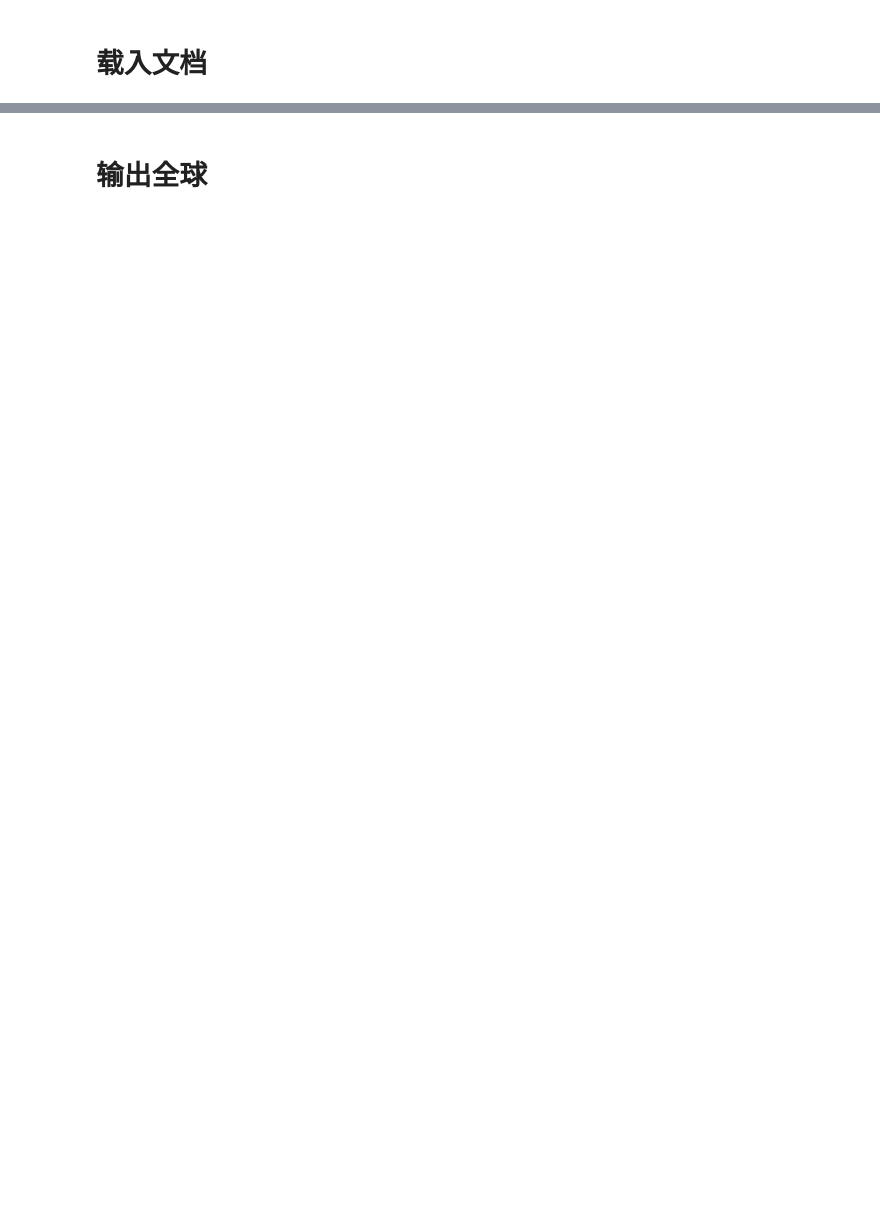
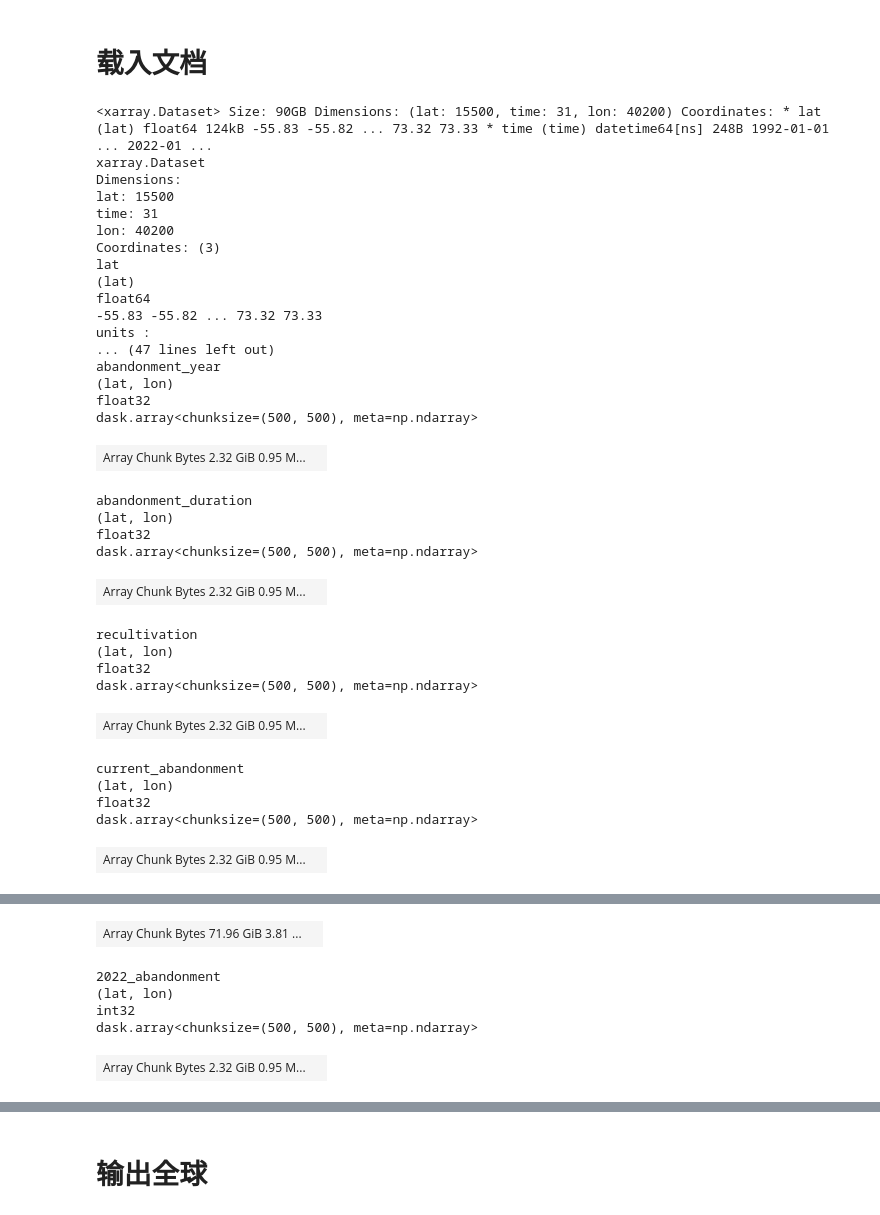
Before and after one commit to px39n/Landuse_Zhong, a Jupyter notebook: unit_check.ipynb, the cells around one changed output, grey strips where cells are left out. Cells and saved outputs as stored; diff of their text form; code cells hidden in the pictures; blank space fills up the shorter version.

Commit message:
unit_chek（修复掉的abandon块）

```diff
--- a/unit_check.ipynb
+++ b/unit_check.ipynb
@@ -4,33 +4,67 @@
 # %%
 # Load all abandonment chunks from the directory
 import os
 import xarray as xr
 
 
 # === 1. 设置参数 ===
-out_dir = r'D:\xarray\abandonment_chunk'
+out_dir = r'D:\xarray\merged_chunk'
 ca_chunk_lat_min, ca_chunk_lat_max = 0,111
 ca_chunk_lon_min, ca_chunk_lon_max = 0,111
 
 # === 2. 加载加利福尼亚地区的chunks ===
 all_chunks = []
 for ci in range(ca_chunk_lat_min, ca_chunk_lat_max + 1):
     for cj in range(ca_chunk_lon_min, ca_chunk_lon_max + 1):
         path = os.path.join(out_dir, f'chunk_{ci}_{cj}.nc')
         # Skip specific chunks
-        if path.endswith('chunk_20_46.nc') or path.endswith('chunk_20_51.nc') or path.endswith('chunk_5_56.nc') or path.endswith('chunk_6_79.nc'):
-            continue
         if os.path.exists(path):
             all_chunks.append(path)
 
 all_chunks
 
 
-ds_all = xr.open_mfdataset(
+ds_abandon = xr.open_mfdataset(
     all_chunks
 )
 
  # Calculate check_abandonment
-ds_all['2022_abandonment'] = (
-    (ds_all.abandonment_year + ds_all.abandonment_duration >= 2022)
+ds_abandon['2022_abandonment'] = (
+    (ds_abandon.abandonment_year + ds_abandon.abandonment_duration >= 2022)
 ).astype(int)
+
+ds_abandon
+# %% [output]
+<xarray.Dataset> Size: 90GB Dimensions: (lat: 15500, time: 31, lon: 40200) Coordinates: * lat (lat) float64 124kB -55.83 -55.82 ... 73.32 73.33 * time (time) datetime64[ns] 248B 1992-01-01 ... 2022-01 ...
+xarray.Dataset
+Dimensions:
+lat: 15500
+time: 31
+lon: 40200
+Coordinates: (3)
+lat
+(lat)
+float64
+-55.83 -55.82 ... 73.32 73.33
+units :
+... (47 lines left out)
+abandonment_year
+(lat, lon)
+float32
+dask.array<chunksize=(500, 500), meta=np.ndarray>
+| Array Chunk Bytes 2.32 GiB 0.95 M... |  |
+abandonment_duration
+(lat, lon)
+float32
+dask.array<chunksize=(500, 500), meta=np.ndarray>
+| Array Chunk Bytes 2.32 GiB 0.95 M... |  |
+recultivation
+(lat, lon)
+float32
+dask.array<chunksize=(500, 500), meta=np.ndarray>
+| Array Chunk Bytes 2.32 GiB 0.95 M... |  |
+current_abandonment
+(lat, lon)
+float32
+dask.array<chunksize=(500, 500), meta=np.ndarray>
+| Array Chunk Bytes 2.32 GiB 0.95 M... |  |
@@ -36,0 +91,6 @@ ds_all['2022_abandonment'] = (
+| Array Chunk Bytes 71.96 GiB 3.81 ... |  |
+2022_abandonment
+(lat, lon)
+int32
+dask.array<chunksize=(500, 500), meta=np.ndarray>
+| Array Chunk Bytes 2.32 GiB 0.95 M... |  |
```
Also changed, not shown: parts of 2 cells of this notebook, 6 other files.
